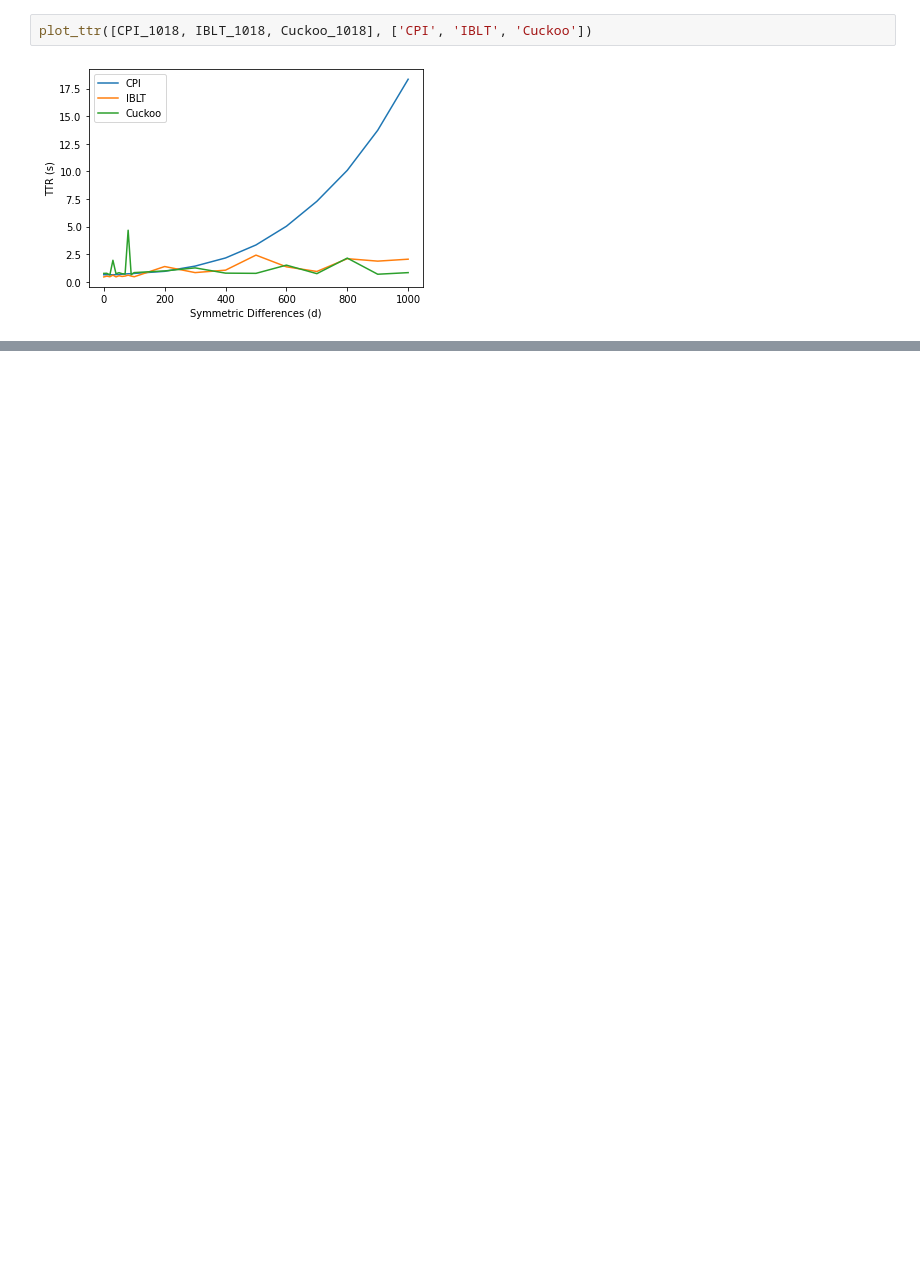
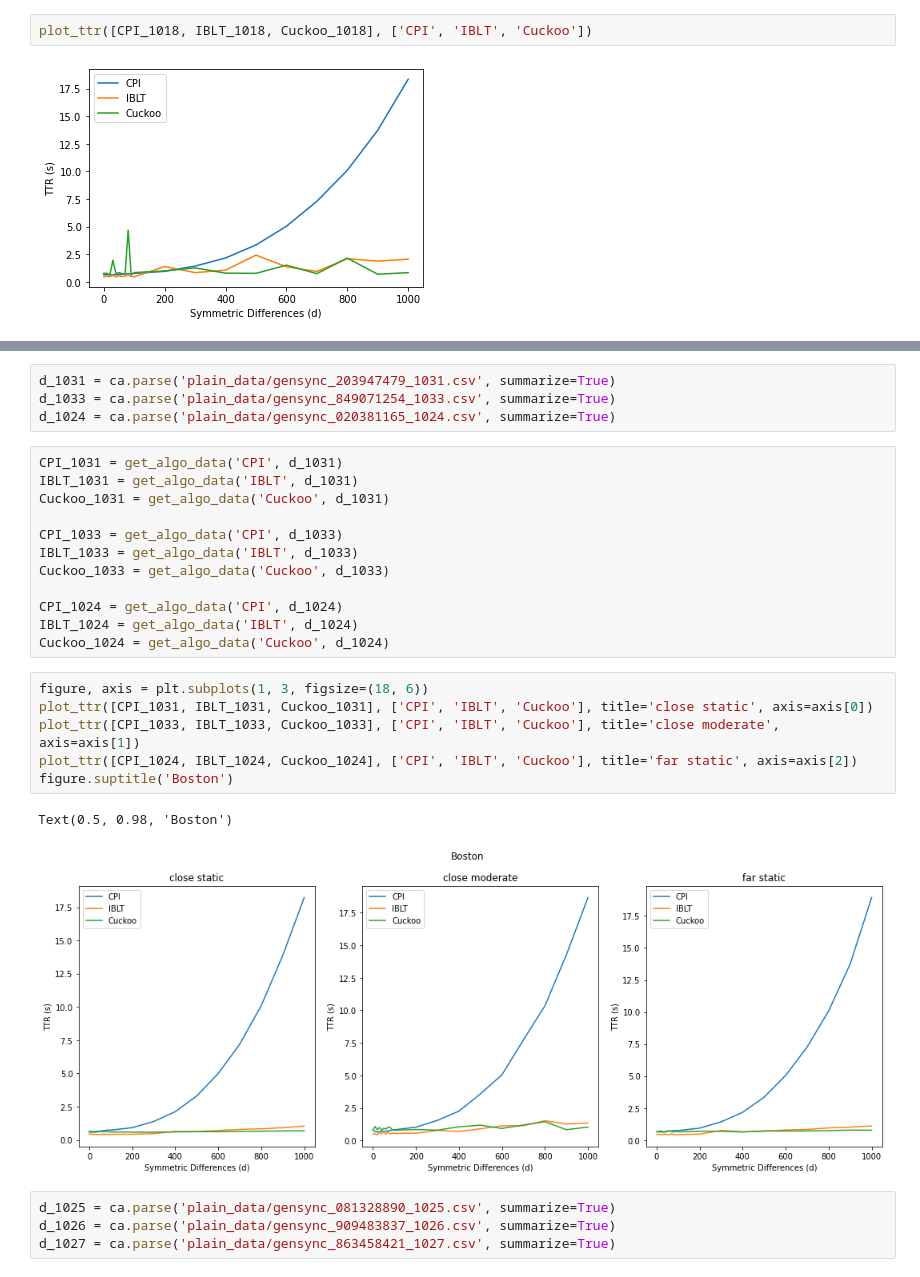
Before and after one commit to nislab/gensync, a Jupyter notebook: run/analysis.ipynb, the cells around one changed output, grey strips where cells are left out. Cells and saved outputs as stored; diff of their text form; blank space fills up the shorter version.

```diff
--- a/run/analysis.ipynb
+++ b/run/analysis.ipynb
@@ -411,0 +448,29 @@ plot_ttr([CPI_1018, IBLT_1018, Cuckoo_1018], ['CPI', 'IBLT', 'Cuckoo'])
+# %%
+d_1031 = ca.parse('plain_data/gensync_203947479_1031.csv', summarize=True)
+d_1033 = ca.parse('plain_data/gensync_849071254_1033.csv', summarize=True)
+d_1024 = ca.parse('plain_data/gensync_020381165_1024.csv', summarize=True)
+# %%
+CPI_1031 = get_algo_data('CPI', d_1031)
+IBLT_1031 = get_algo_data('IBLT', d_1031)
+Cuckoo_1031 = get_algo_data('Cuckoo', d_1031)
+
+CPI_1033 = get_algo_data('CPI', d_1033)
+IBLT_1033 = get_algo_data('IBLT', d_1033)
+Cuckoo_1033 = get_algo_data('Cuckoo', d_1033)
+
+CPI_1024 = get_algo_data('CPI', d_1024)
+IBLT_1024 = get_algo_data('IBLT', d_1024)
+Cuckoo_1024 = get_algo_data('Cuckoo', d_1024)
+# %%
+figure, axis = plt.subplots(1, 3, figsize=(18, 6))
+plot_ttr([CPI_1031, IBLT_1031, Cuckoo_1031], ['CPI', 'IBLT', 'Cuckoo'], title='close static', axis=axis[0])
+plot_ttr([CPI_1033, IBLT_1033, Cuckoo_1033], ['CPI', 'IBLT', 'Cuckoo'], title='close moderate', axis=axis[1])
+plot_ttr([CPI_1024, IBLT_1024, Cuckoo_1024], ['CPI', 'IBLT', 'Cuckoo'], title='far static', axis=axis[2])
+figure.suptitle('Boston')
+# %% [output]
+Text(0.5, 0.98, 'Boston')
+[figure, added]
+# %%
+d_1025 = ca.parse('plain_data/gensync_081328890_1025.csv', summarize=True)
+d_1026 = ca.parse('plain_data/gensync_909483837_1026.csv', summarize=True)
+d_1027 = ca.parse('plain_data/gensync_863458421_1027.csv', summarize=True)
```
Also changed, not shown: parts of 15 cells of this notebook, 7 other files.
